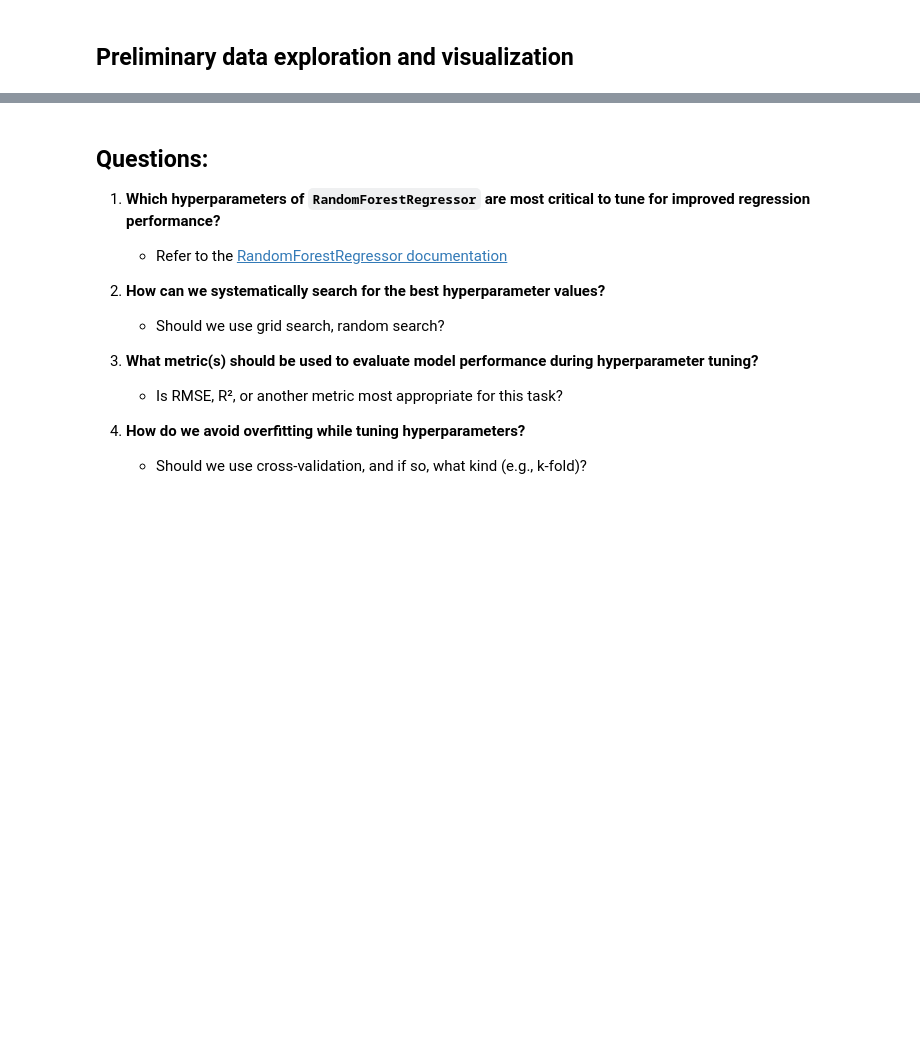
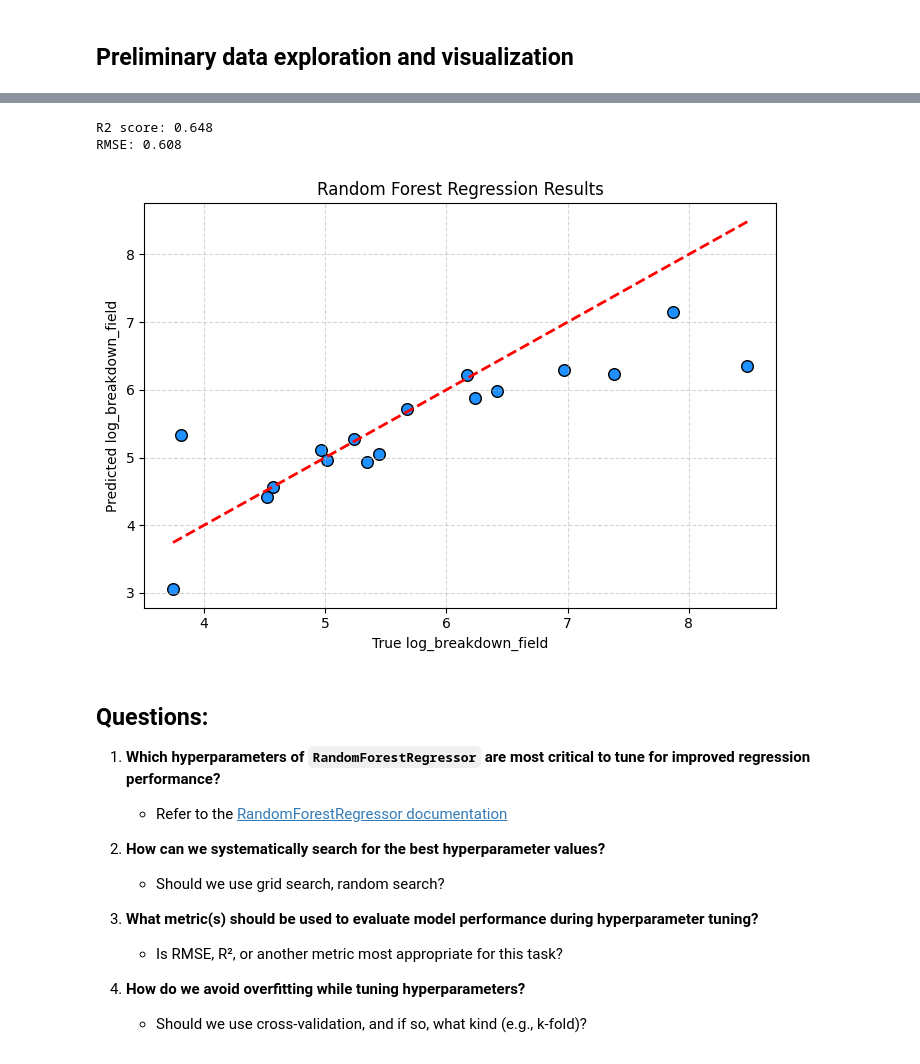
Before and after one commit to ilyes0702/ai4materials_and_chemistry, a Jupyter notebook: ai4mat2025/week2/week2_regressor.ipynb, the cells around one changed output, grey strips where cells are left out. Drawn from its saved outputs; the diff is of its cells as text; code cells hidden in the pictures; blank space fills up the shorter version.

```diff
--- a/ai4mat2025/week2/week2_regressor.ipynb
+++ b/ai4mat2025/week2/week2_regressor.ipynb
@@ -144,3 +227,38 @@ plt.show()
+# %%
+from sklearn.ensemble import RandomForestRegressor
+from sklearn.metrics import r2_score, mean_squared_error
+import numpy as np
+
+import matplotlib.pyplot as plt
+
+# Train a regressor
+reg = RandomForestRegressor(n_estimators=100, max_depth=10, random_state=42)
+reg.fit(X_train, y_train)
+
+# Predict
+y_pred = reg.predict(X_test)
+
+# Metrics
+r2 = r2_score(y_test, y_pred)
+rmse = mean_squared_error(y_test, y_pred)
+
+print(f"R2 score: {r2:.3f}")
+print(f"RMSE: {rmse:.3f}")
+
+# Plot
+plt.figure(figsize=(7,5))
+plt.scatter(y_test, y_pred, color='dodgerblue', edgecolor='k', s=70)
+plt.plot([y_test.min(), y_test.max()], [y_test.min(), y_test.max()], 'r--', lw=2)
+plt.xlabel("True log_breakdown_field")
+plt.ylabel("Predicted log_breakdown_field")
+plt.title("Random Forest Regression Results")
+plt.grid(True, linestyle='--', alpha=0.5)
+plt.tight_layout()
+plt.show()
+# %% [output]
+R2 score: 0.648
+RMSE: 0.608
+[figure, added]
 # %% [markdown]
 ## Questions:
 
```
Also changed, not shown: parts of 14 cells of this notebook, 2 other files.
